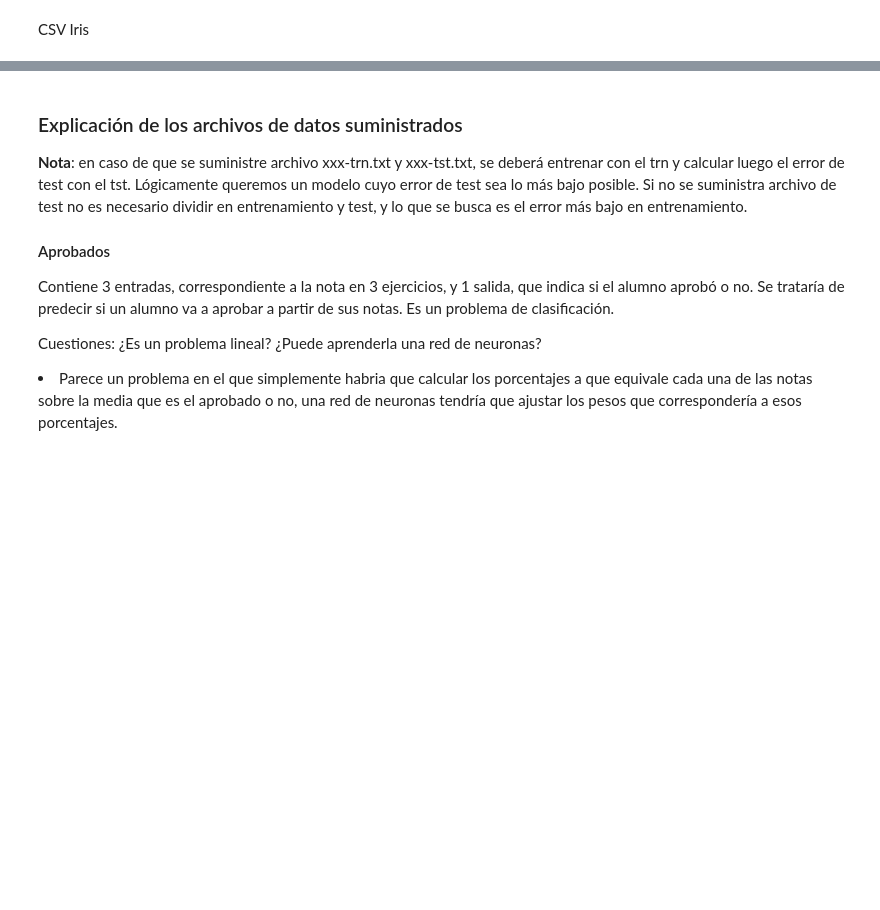
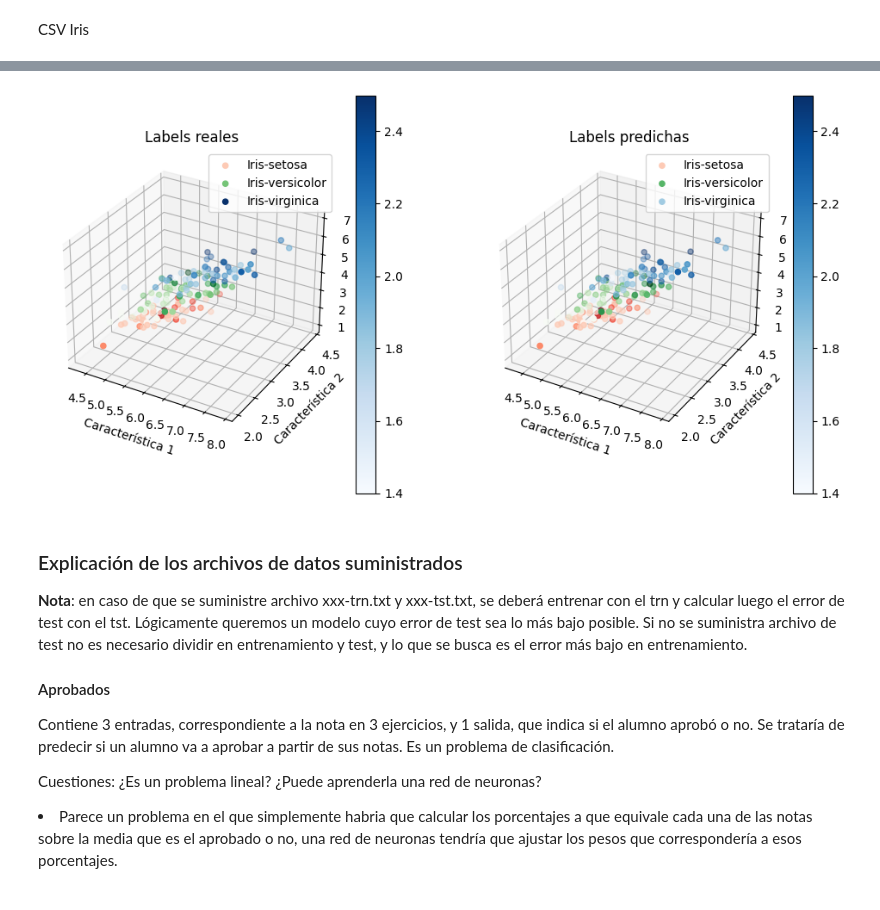
Before and after one commit to miguel-mxrxrx04/neuralnetworkfromscratch, a Jupyter notebook: Perceptrones/perceptron_alumno.ipynb, the cells around one changed output, grey strips where cells are left out. Saved outputs shown, nothing was run; the diff lists cells and outputs as text; code cells hidden in the pictures; blank space fills up the shorter version.

```diff
--- a/Perceptrones/perceptron_alumno.ipynb
+++ b/Perceptrones/perceptron_alumno.ipynb
@@ -383,6 +385,6 @@ Accuracy: 1.00000
 # %%
 # Dibujar el resultado de la clasificación por el multicapa, comparar con las salidas que debería dar
-
+p = pickle.load(open(f'./models/data_2classes_nonlinear_2D.pkl', 'rb'))
 # Propagate the inputs through the network
 predictions = p.forward(X)
 # print(predictions)
@@ -435,10 +437,16 @@ d = one_hot(d)
 ni = X.shape[1]
 no = len(options)
 
-p = Multilayer(ni,40,no)
-
 # encontrar arquitectura mínima que aprende este problema
-p = Multilayer(ni, 15, no)
-p.train(X, d, alpha=0.1, epochs=30000, trace=100)
-p.info(X, d)
+import pickle
+# entrenar
+# encontrar arquitectura mínima que aprende este problema, para data_2classes_nonlinear_2D.txt y para data_3classes_nonlinear_2D.txt
+for i in range(1, 10):
+    print(i)
+    p = Multilayer(ni, i, no)
+    p.train(X, d, alpha=0.1, epochs=5000, trace=100)
+    if p.accuracy(X, d) >= 0.99:
+        print(f'Arquitectura mínima: {i}')
+        pickle.dump(p, open(f'./models/iris.pkl', 'wb'))
+        break
 # %% [output]
@@ -462,3 +470,50 @@ Accuracy: 1.00000
+# %%
+from mpl_toolkits.mplot3d import Axes3D
+
+# Dibujar el resultado de la clasificación por el multicapa, comparar con las salidas que debería dar
+p = pickle.load(open(f'./models/iris.pkl', 'rb'))
+# Propagar las entradas
+predictions = p.forward(X)
+
+# Clasificar las predicciones cogiendo el índice de la neurona con mayor valor.
+predicted_labels = np.argmax(predictions, axis=1)
+
+# Clasificar las salidas reales cogiendo el índice de la neurona con valor 1.
+true_labels = np.argmax(d, axis=1)
+
+fig = plt.figure(figsize=(12, 6))
+ax = fig.add_subplot(121, projection='3d')
+
+# Plot the true labels
+sc = ax.scatter(X[true_labels == 0, 0], X[true_labels == 0, 1], X[true_labels == 0, 2], c=X[true_labels == 0, 3], cmap='Reds', label='Iris-setosa')
+sc = ax.scatter(X[true_labels == 1, 0], X[true_labels == 1, 1], X[true_labels == 1, 2], c=X[true_labels == 1, 3], cmap='Greens', label='Iris-versicolor')
+sc = ax.scatter(X[true_labels == 2, 0], X[true_labels == 2, 1], X[true_labels == 2, 2], c=X[true_labels == 2, 3], cmap='Blues', label='Iris-virginica')
+
+ax.set_xlabel('Característica 1')
+ax.set_ylabel('Característica 2')
+ax.set_zlabel('Característica 3')
+ax.set_title('Labels reales')
+ax.legend()
+
+plt.colorbar(sc)
+
+ax = fig.add_subplot(122, projection='3d')
+
+# Plot the predicted labels
+sc = ax.scatter(X[predicted_labels == 0, 0], X[predicted_labels == 0, 1], X[predicted_labels == 0, 2], c=X[predicted_labels == 0, 3], cmap='Reds', label='Iris-setosa')
+sc = ax.scatter(X[predicted_labels == 1, 0], X[predicted_labels == 1, 1], X[predicted_labels == 1, 2], c=X[predicted_labels == 1, 3], cmap='Greens', label='Iris-versicolor')
+sc = ax.scatter(X[predicted_labels == 2, 0], X[predicted_labels == 2, 1], X[predicted_labels == 2, 2], c=X[predicted_labels == 2, 3], cmap='Blues', label='Iris-virginica')
+
+ax.set_xlabel('Característica 1')
+ax.set_ylabel('Característica 2')
+ax.set_zlabel('Característica 3')
+ax.set_title('Labels predichas')
+ax.legend()
+
+plt.colorbar(sc)
+plt.show()
+# %% [output]
+[figure, added]
 # %% [markdown]
 ### Explicación de los archivos de datos suministrados
 
```
Also changed, not shown: parts of 13 cells of this notebook, 3 other files.
